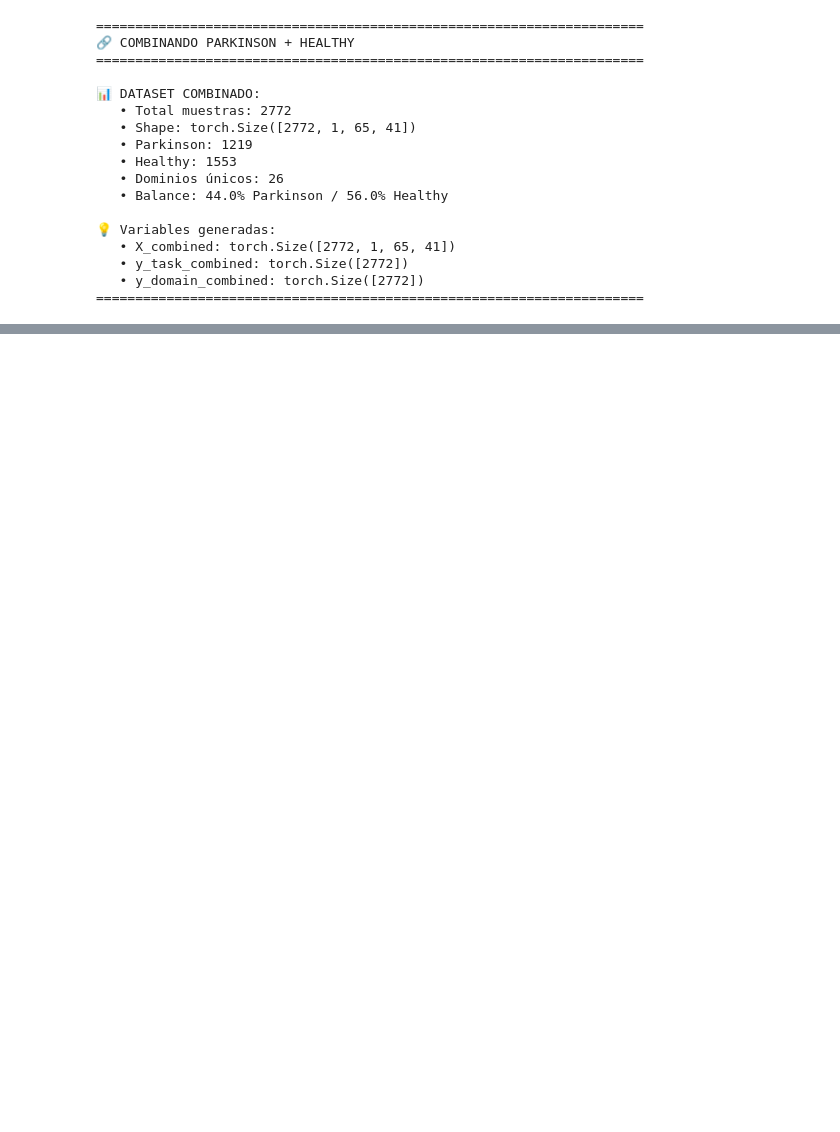
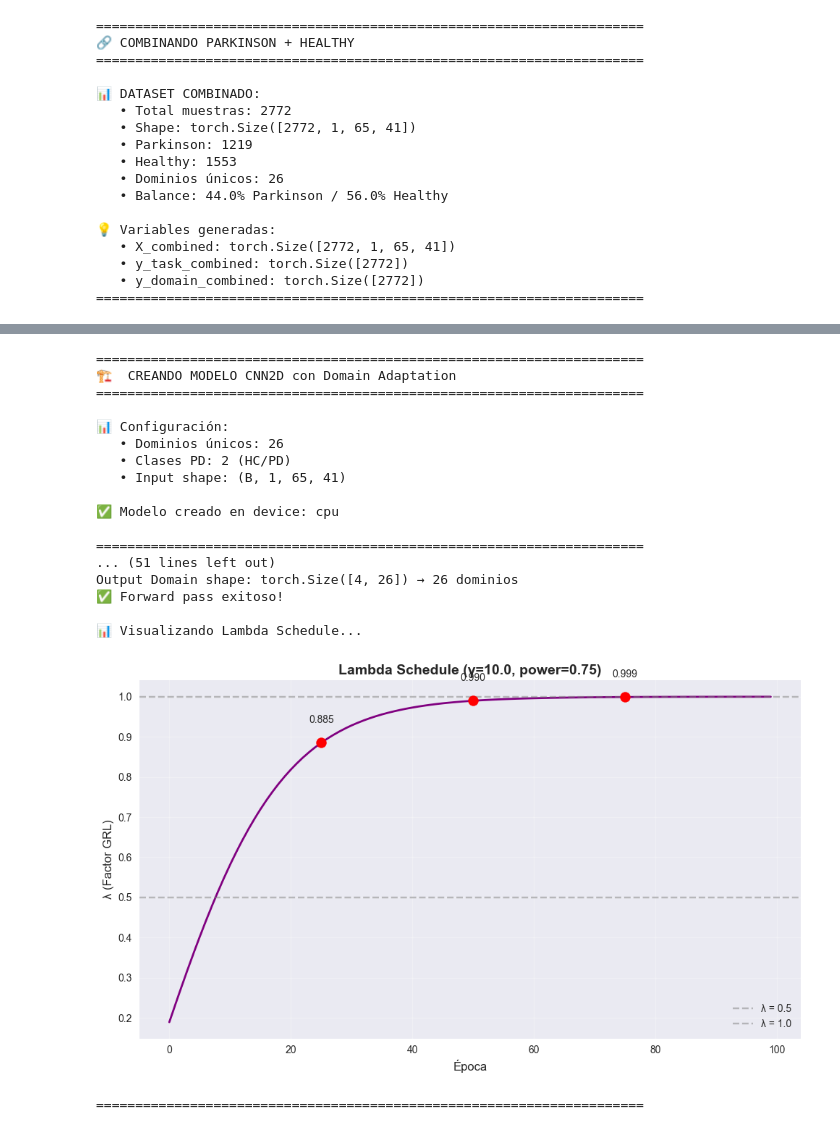
Before and after one commit to fecork/parkinson-voice-uncertainty, a Jupyter notebook: parkinson_voice_analysis.ipynb, the cells around one changed output, grey strips where cells are left out. Cells and saved outputs as stored; diff of their text form; code cells hidden in the pictures; blank space fills up the shorter version.

```diff
--- a/parkinson_voice_analysis.ipynb
+++ b/parkinson_voice_analysis.ipynb
@@ -867,0 +957,68 @@ print("="*70)
+# %%
+# ============================================================
+# CREAR MODELO CNN con DOMAIN ADAPTATION
+# ============================================================
+from modules.cnn_model import CNN2D_DA
+from modules.cnn_utils import print_model_architecture, plot_lambda_schedule
+
+print("="*70)
+print("🏗️  CREANDO MODELO CNN2D con Domain Adaptation")
+print("="*70)
+
+# Número de dominios únicos
+n_domains = len(torch.unique(y_domain_combined))
+print(f"\n📊 Configuración:")
+print(f"   • Dominios únicos: {n_domains}")
+print(f"   • Clases PD: 2 (HC/PD)")
+print(f"   • Input shape: (B, 1, 65, 41)")
+
+# Crear modelo
+model_da = CNN2D_DA(
+    n_domains=n_domains,
+    p_drop_conv=0.3,
+    p_drop_fc=0.5
+).to(device)
+
+print(f"\n✅ Modelo creado en device: {device}")
+
+# Imprimir arquitectura
+print_model_architecture(model_da, input_shape=(1, 1, 65, 41))
+
+# Test forward pass
+print("\n" + "="*70)
+print("🧪 TEST FORWARD PASS")
+print("="*70)
+
+x_test = torch.randn(4, 1, 65, 41).to(device)
+logits_pd, logits_domain = model_da(x_test)
+
+print(f"Input shape: {x_test.shape}")
+print(f"Output PD shape: {logits_pd.shape} → Binario (HC/PD)")
+print(f"Output Domain shape: {logits_domain.shape} → {n_domains} dominios")
+print(f"✅ Forward pass exitoso!")
+
+# Visualizar lambda schedule
+print("\n📊 Visualizando Lambda Schedule...")
+fig = plot_lambda_schedule(n_epochs=100, gamma=10.0, power=0.75, show=True)
+
+print("="*70)
+# %% [output]
+======================================================================
+🏗️  CREANDO MODELO CNN2D con Domain Adaptation
+======================================================================
+
+📊 Configuración:
+   • Dominios únicos: 26
+   • Clases PD: 2 (HC/PD)
+   • Input shape: (B, 1, 65, 41)
+
+✅ Modelo creado en device: cpu
+
+======================================================================
+... (51 lines left out)
+Output Domain shape: torch.Size([4, 26]) → 26 dominios
+✅ Forward pass exitoso!
+
+📊 Visualizando Lambda Schedule...
+[figure, added]
+======================================================================
```
Also changed, not shown: parts of 9 cells of this notebook, 12 other files.
